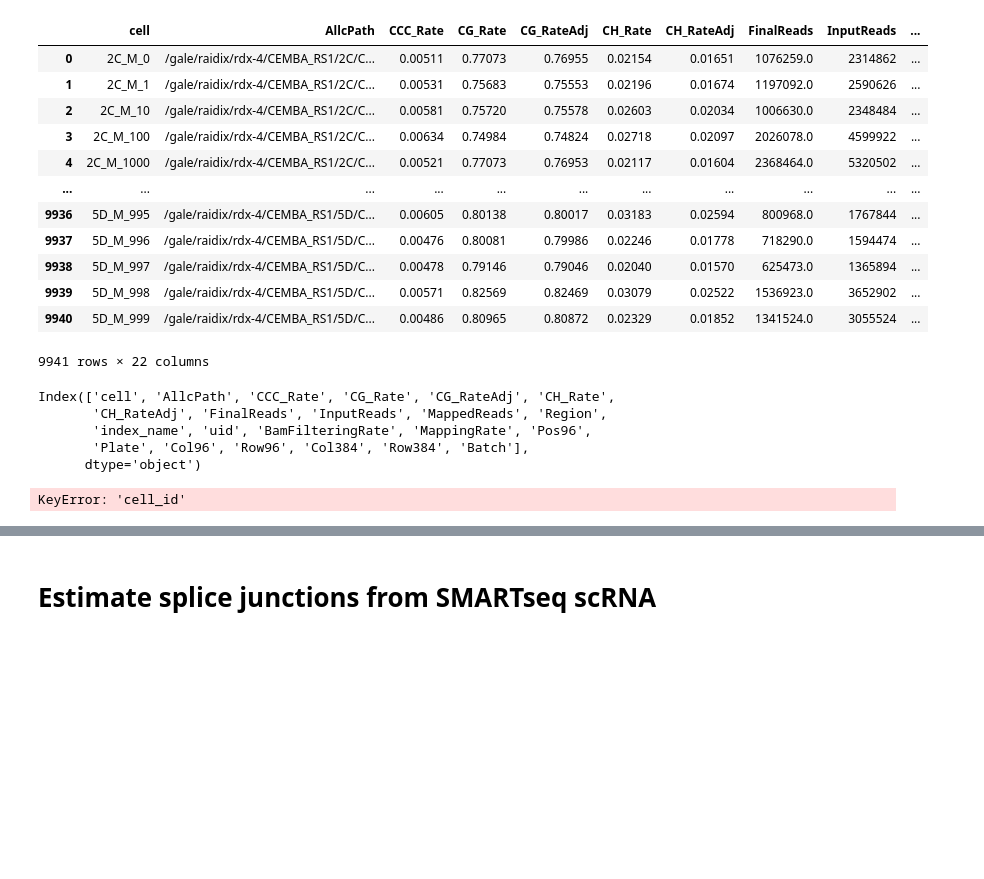
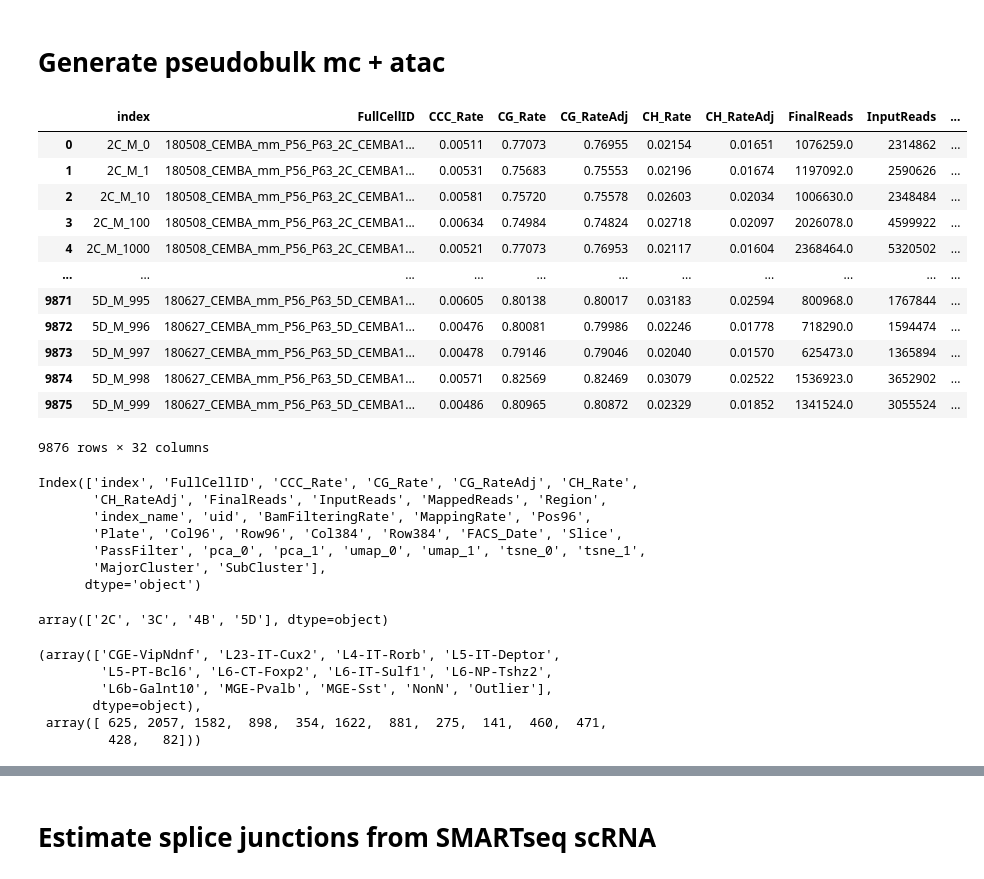
Before and after one commit to dmnburrows/deepNN_splice, a Jupyter notebook: data_process.ipynb, the cells around one changed output, grey strips where cells are left out. Saved outputs shown, nothing was run; the diff lists cells and outputs as text; code cells hidden in the pictures; blank space fills up the shorter version.

```diff
--- a/data_process.ipynb
+++ b/data_process.ipynb
@@ -74,30 +35,47 @@ ko
-# %%
-os.chdir('/cndd/Public_Datasets/BICCN/BICCN_minibrain_data/data_freeze/snmc_and_snatac/metadata/')
-ko = pd.read_csv('MOp_Metadata.tsv.gz', sep='\t')
-ko
-# %% [output]
-|  | cell | AllcPath | CCC_Rate | CG_Rate | CG_RateAdj | CH_Rate | CH_RateAdj | FinalReads | InputReads | ... |
-| 0 | 2C_M_0 | /gale/raidix/rdx-4/CEMBA_RS1/2C/C... | 0.00511 | 0.77073 | 0.76955 | 0.02154 | 0.01651 | 1076259.0 | 2314862 | ... |
-| 1 | 2C_M_1 | /gale/raidix/rdx-4/CEMBA_RS1/2C/C... | 0.00531 | 0.75683 | 0.75553 | 0.02196 | 0.01674 | 1197092.0 | 2590626 | ... |
-| 2 | 2C_M_10 | /gale/raidix/rdx-4/CEMBA_RS1/2C/C... | 0.00581 | 0.75720 | 0.75578 | 0.02603 | 0.02034 | 1006630.0 | 2348484 | ... |
-| 3 | 2C_M_100 | /gale/raidix/rdx-4/CEMBA_RS1/2C/C... | 0.00634 | 0.74984 | 0.74824 | 0.02718 | 0.02097 | 2026078.0 | 4599922 | ... |
-| 4 | 2C_M_1000 | /gale/raidix/rdx-4/CEMBA_RS1/2C/C... | 0.00521 | 0.77073 | 0.76953 | 0.02117 | 0.01604 | 2368464.0 | 5320502 | ... |
-| ... | ... | ... | ... | ... | ... | ... | ... | ... | ... | ... |
-| 9936 | 5D_M_995 | /gale/raidix/rdx-4/CEMBA_RS1/5D/C... | 0.00605 | 0.80138 | 0.80017 | 0.03183 | 0.02594 | 800968.0 | 1767844 | ... |
-| 9937 | 5D_M_996 | /gale/raidix/rdx-4/CEMBA_RS1/5D/C... | 0.00476 | 0.80081 | 0.79986 | 0.02246 | 0.01778 | 718290.0 | 1594474 | ... |
-| 9938 | 5D_M_997 | /gale/raidix/rdx-4/CEMBA_RS1/5D/C... | 0.00478 | 0.79146 | 0.79046 | 0.02040 | 0.01570 | 625473.0 | 1365894 | ... |
-| 9939 | 5D_M_998 | /gale/raidix/rdx-4/CEMBA_RS1/5D/C... | 0.00571 | 0.82569 | 0.82469 | 0.03079 | 0.02522 | 1536923.0 | 3652902 | ... |
-| 9940 | 5D_M_999 | /gale/raidix/rdx-4/CEMBA_RS1/5D/C... | 0.00486 | 0.80965 | 0.80872 | 0.02329 | 0.01852 | 1341524.0 | 3055524 | ... |
-9941 rows × 22 columns
-# %%
-ko.columns
-# %% [output]
-Index(['cell', 'AllcPath', 'CCC_Rate', 'CG_Rate', 'CG_RateAdj', 'CH_Rate',
-       'CH_RateAdj', 'FinalReads', 'InputReads', 'MappedReads', 'Region',
-       'index_name', 'uid', 'BamFilteringRate', 'MappingRate', 'Pos96',
-       'Plate', 'Col96', 'Row96', 'Col384', 'Row384', 'Batch'],
-      dtype='object')
-# %%
-ko['cell_id']
-# %% [output]
-KeyError: 'cell_id'
+# %% [markdown]
+# Generate pseudobulk mc + atac
+# %%
+#mc
+#==============
+import ALLCools as ac
+path = '/cndd/Public_Datasets/BICCN/BICCN_minibrain_data/data_freeze/snmc_and_snatac/dataset/mc/'
+mc_df = pd.read_csv('/cndd/Public_Datasets/BICCN/BICCN_minibrain_data/data_freeze/snmc_and_snatac/study/mc/MOp.snmC-seq.AnalysisResult.csv.gz')
+
+mc_df
+# %% [output]
+|  | index | FullCellID | CCC_Rate | CG_Rate | CG_RateAdj | CH_Rate | CH_RateAdj | FinalReads | InputReads | ... |
+| 0 | 2C_M_0 | 180508_CEMBA_mm_P56_P63_2C_CEMBA1... | 0.00511 | 0.77073 | 0.76955 | 0.02154 | 0.01651 | 1076259.0 | 2314862 | ... |
+| 1 | 2C_M_1 | 180508_CEMBA_mm_P56_P63_2C_CEMBA1... | 0.00531 | 0.75683 | 0.75553 | 0.02196 | 0.01674 | 1197092.0 | 2590626 | ... |
+| 2 | 2C_M_10 | 180508_CEMBA_mm_P56_P63_2C_CEMBA1... | 0.00581 | 0.75720 | 0.75578 | 0.02603 | 0.02034 | 1006630.0 | 2348484 | ... |
+| 3 | 2C_M_100 | 180508_CEMBA_mm_P56_P63_2C_CEMBA1... | 0.00634 | 0.74984 | 0.74824 | 0.02718 | 0.02097 | 2026078.0 | 4599922 | ... |
+| 4 | 2C_M_1000 | 180508_CEMBA_mm_P56_P63_2C_CEMBA1... | 0.00521 | 0.77073 | 0.76953 | 0.02117 | 0.01604 | 2368464.0 | 5320502 | ... |
+| ... | ... | ... | ... | ... | ... | ... | ... | ... | ... | ... |
+| 9871 | 5D_M_995 | 180627_CEMBA_mm_P56_P63_5D_CEMBA1... | 0.00605 | 0.80138 | 0.80017 | 0.03183 | 0.02594 | 800968.0 | 1767844 | ... |
+| 9872 | 5D_M_996 | 180627_CEMBA_mm_P56_P63_5D_CEMBA1... | 0.00476 | 0.80081 | 0.79986 | 0.02246 | 0.01778 | 718290.0 | 1594474 | ... |
+| 9873 | 5D_M_997 | 180627_CEMBA_mm_P56_P63_5D_CEMBA1... | 0.00478 | 0.79146 | 0.79046 | 0.02040 | 0.01570 | 625473.0 | 1365894 | ... |
+| 9874 | 5D_M_998 | 180627_CEMBA_mm_P56_P63_5D_CEMBA1... | 0.00571 | 0.82569 | 0.82469 | 0.03079 | 0.02522 | 1536923.0 | 3652902 | ... |
+| 9875 | 5D_M_999 | 180627_CEMBA_mm_P56_P63_5D_CEMBA1... | 0.00486 | 0.80965 | 0.80872 | 0.02329 | 0.01852 | 1341524.0 | 3055524 | ... |
+9876 rows × 32 columns
+# %%
+mc_df.columns
+# %% [output]
+Index(['index', 'FullCellID', 'CCC_Rate', 'CG_Rate', 'CG_RateAdj', 'CH_Rate',
+       'CH_RateAdj', 'FinalReads', 'InputReads', 'MappedReads', 'Region',
+       'index_name', 'uid', 'BamFilteringRate', 'MappingRate', 'Pos96',
+       'Plate', 'Col96', 'Row96', 'Col384', 'Row384', 'FACS_Date', 'Slice',
+       'PassFilter', 'pca_0', 'pca_1', 'umap_0', 'umap_1', 'tsne_0', 'tsne_1',
+       'MajorCluster', 'SubCluster'],
+      dtype='object')
+# %%
+mc_df['Region'].unique()
+# %% [output]
+array(['2C', '3C', '4B', '5D'], dtype=object)
+# %%
+np.unique(mc_df['MajorCluster'], return_counts=True)
+# %% [output]
+(array(['CGE-VipNdnf', 'L23-IT-Cux2', 'L4-IT-Rorb', 'L5-IT-Deptor',
+        'L5-PT-Bcl6', 'L6-CT-Foxp2', 'L6-IT-Sulf1', 'L6-NP-Tshz2',
+        'L6b-Galnt10', 'MGE-Pvalb', 'MGE-Sst', 'NonN', 'Outlier'],
+       dtype=object),
+ array([ 625, 2057, 1582,  898,  354, 1622,  881,  275,  141,  460,  471,
+         428,   82]))
```
Also changed, not shown: parts of 17 cells of this notebook, 6 other files.
